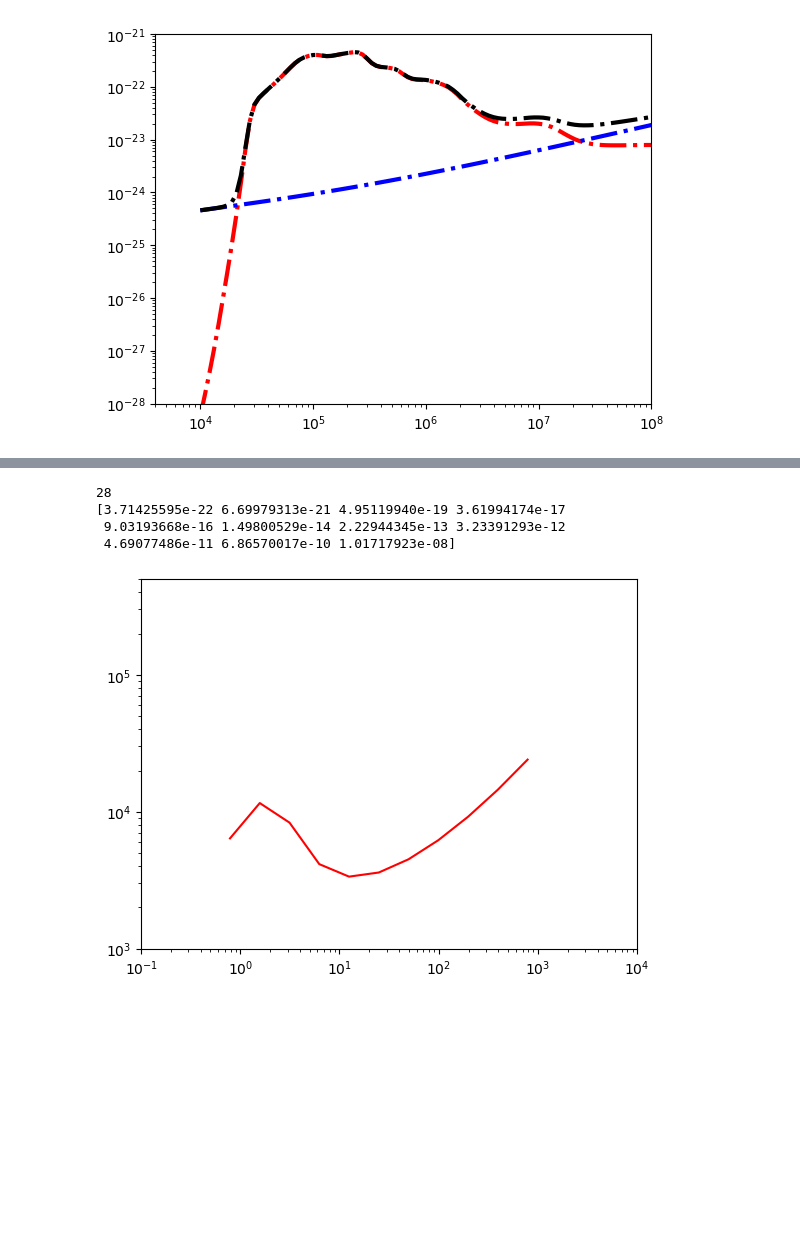
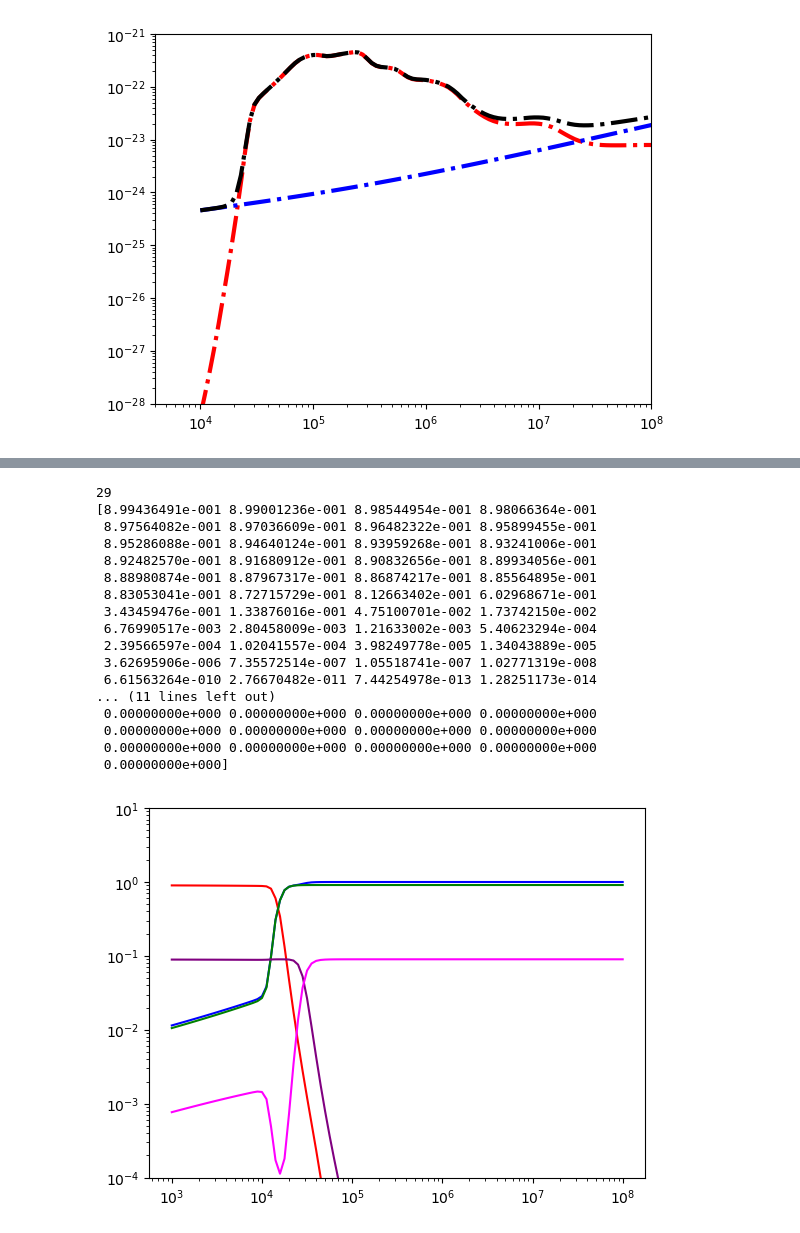
Before and after one commit to maedarn/code_tohoku, a Jupyter notebook: py/COOL_CIE.ipynb, the cells around one changed output, grey strips where cells are left out. Drawn from its saved outputs; the diff is of its cells as text; code cells hidden in the pictures; blank space fills up the shorter version.

```diff
--- a/py/COOL_CIE.ipynb
+++ b/py/COOL_CIE.ipynb
@@ -378,10 +786,10 @@ pp.close()
 # %%
-i=11
-j=28
+i=101
+j=29
 
 print( j)
 
-f90 = open(dir+'thermal_eq_curve_md.dat', 'rb')
+f90 = open(dir+'thermal_eq_curve_l_rho1.dat', 'rb')
 ary = np.fromfile(f90, np.float64, count=i*j)
 uvhpy = ary.reshape(j, i, order='F')
 
@@ -391,45 +799,78 @@ ndpl    =uvhpy[2,:]
 ndHl    =uvhpy[3,:]
 ndH2l  =uvhpy[4,:]
 ndHml =uvhpy[5,:]
 ndHel  =uvhpy[6,:]
 ndHepl=uvhpy[7,:]
 ndCl    =uvhpy[8,:]
 ndCpl  =uvhpy[9,:]
 ndCOl =uvhpy[10,:]
 ndel    =uvhpy[11,:]
 ndtotl =uvhpy[12,:]
+Lamll =uvhpy[13,:]
+Lamcl =uvhpy[14,:]
+Lamol =uvhpy[15,:]
+Lamdl =uvhpy[16,:]
+LCOrl =uvhpy[17,:]
+LCOHl =uvhpy[18,:]
+LCOH2l =uvhpy[19,:]
+LamH2l =uvhpy[20,:]
+Lffl =uvhpy[21,:]
+Lrrl =uvhpy[22,:]
+LCIEl =uvhpy[23,:]
+LCIEHel =uvhpy[24,:]
+Gampel =uvhpy[25,:]
+Gamcrl   =uvhpy[26,:]
+Gampdl =uvhpy[27,:]
+Lneb =uvhpy[28,:]
 
 fig = plt.figure()
 ax = fig.add_subplot(1, 1, 1)
 
 #plt.xlim(0.1, 100)a
 #plt.xlim(0.000001, 1.0)
-#plt.ylim(10**(-27), 10**(-18))
+plt.ylim(10**(-4), 10**(1))
 #plt.ylim(0.001, 0.1)
-#plt.ylim(0.00001, 1000.0)
-plt.ylim(1000, 500000)
-plt.xlim(0.1, 10000)
+#plt.ylim(1000, 500000.0)
+#plt.ylim(1, 500000)
+#plt.xlim(0.1, 10000)
 ax.set_yscale('log')
 ax.set_xscale('log')
 
-print(ndCOl)
+print(ndHl  )
 
-plt.plot(Rho/1.27, T*Rho*1000.0/1.27 ,color='red')
+plt.plot(T*1000.0, ndel /ndtotl  ,color='blue')
+plt.plot(T*1000.0, ndHl /ndtotl  ,color='red')
+plt.plot(T*1000.0, ndpl /ndtotl  ,color='green')
+plt.plot(T*1000.0, ndH2l/ndtotl  ,color='black')
+plt.plot(T*1000.0, ndHel/ndtotl  ,color='purple')
+plt.plot(T*1000.0, ndHepl/ndtotl  ,color='magenta')
+plt.plot(T*1000.0, ndHml/ndtotl  ,color='brown')
 
-#for k in range(1,11):
-#   plt.plot(uvhpy[0,:],uvhpy[k,:])
 
-#plt.gca().set_aspect('equal')
+
 
 
 plt.show()
 
-pp = PdfPages('/Users/maedarn/Desktop/cooling_Code_H.pdf')
+pp = PdfPages('/Users/maedarn/Desktop/Cooling_Code_xn.pdf')
 pp.savefig(fig,transparent=True)
 pp.close()
 # %% [output]
-28
-[3.71425595e-22 6.69979313e-21 4.95119940e-19 3.61994174e-17
- 9.03193668e-16 1.49800529e-14 2.22944345e-13 3.23391293e-12
- 4.69077486e-11 6.86570017e-10 1.01717923e-08]
+29
+[8.99436491e-001 8.99001236e-001 8.98544954e-001 8.98066364e-001
+ 8.97564082e-001 8.97036609e-001 8.96482322e-001 8.95899455e-001
+ 8.95286088e-001 8.94640124e-001 8.93959268e-001 8.93241006e-001
+ 8.92482570e-001 8.91680912e-001 8.90832656e-001 8.89934056e-001
+ 8.88980874e-001 8.87967317e-001 8.86874217e-001 8.85564895e-001
+ 8.83053041e-001 8.72715729e-001 8.12663402e-001 6.02968671e-001
+ 3.43459476e-001 1.33876016e-001 4.75100701e-002 1.73742150e-002
+ 6.76990517e-003 2.80458009e-003 1.21633002e-003 5.40623294e-004
+ 2.39566597e-004 1.02041557e-004 3.98249778e-005 1.34043889e-005
+ 3.62695906e-006 7.35572514e-007 1.05518741e-007 1.02771319e-008
+ 6.61563264e-010 2.76670482e-011 7.44254978e-013 1.28251173e-014
+... (11 lines left out)
+ 0.00000000e+000 0.00000000e+000 0.00000000e+000 0.00000000e+000
+ 0.00000000e+000 0.00000000e+000 0.00000000e+000 0.00000000e+000
+ 0.00000000e+000 0.00000000e+000 0.00000000e+000 0.00000000e+000
+ 0.00000000e+000]
-[figure, old version]
+[figure, new version]
```
Also changed, not shown: parts of 5 cells of this notebook, 33 other files.
